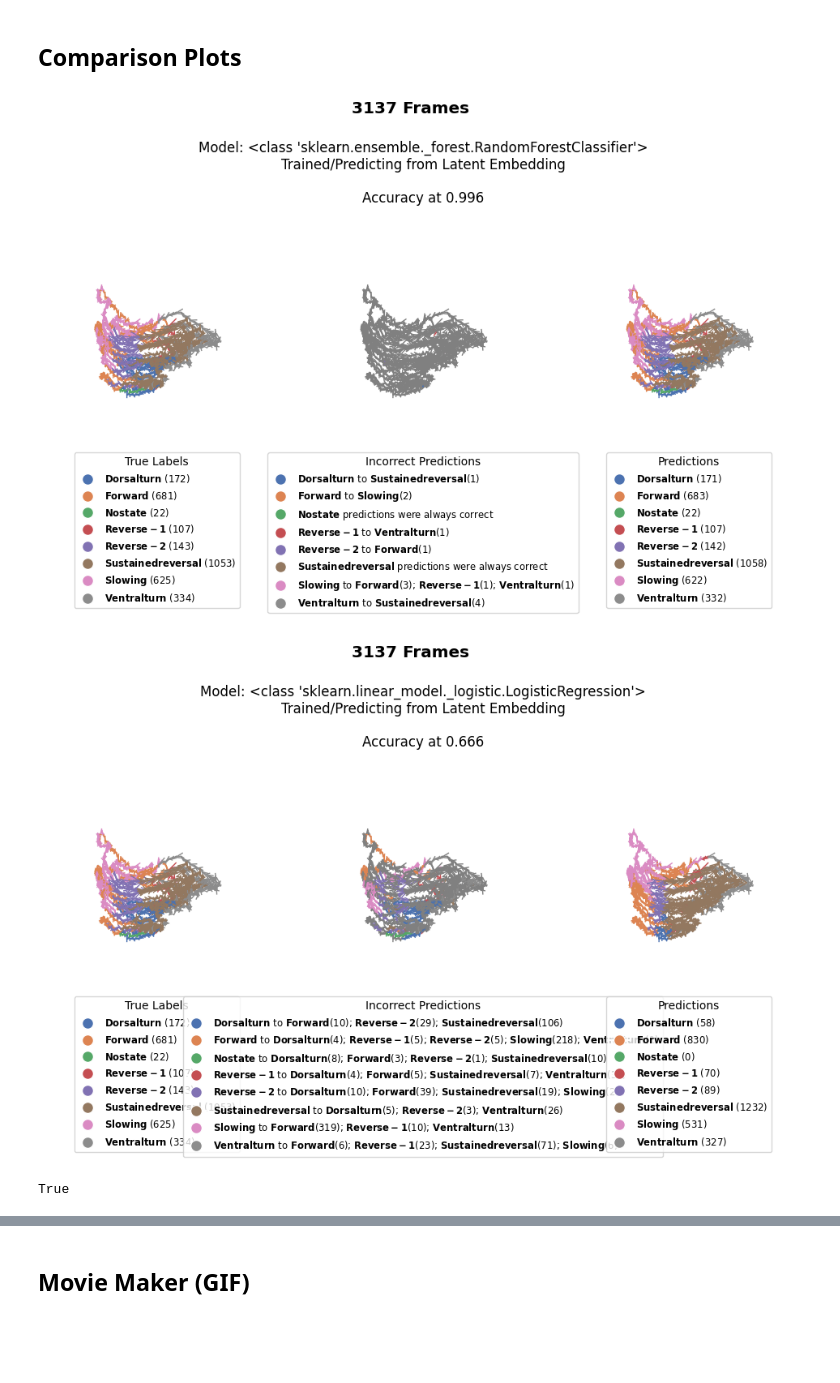
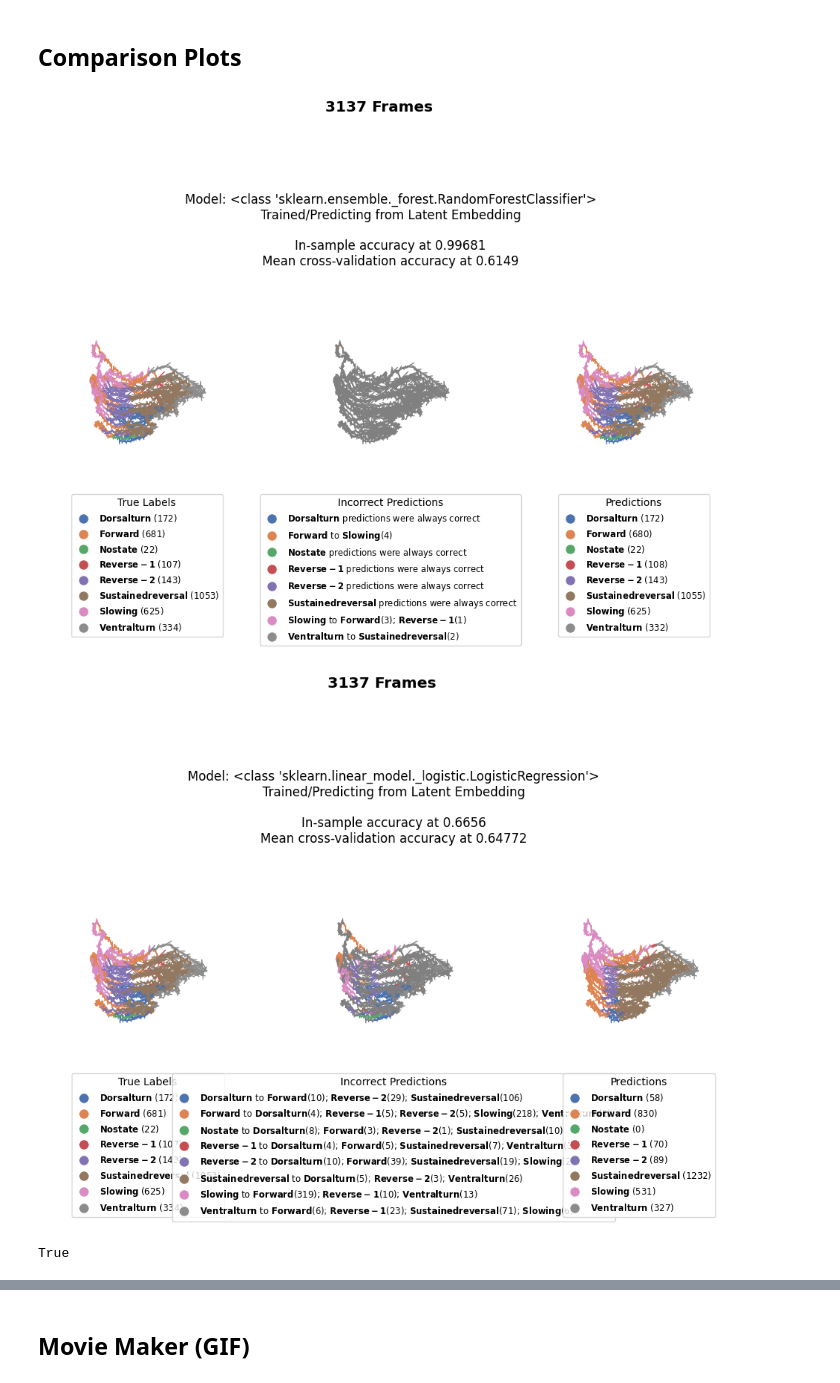
Before and after one commit to neuroinformatics-uni-vienna/NC-MCM, a Jupyter notebook: demos/visualisers.ipynb, the cells around one changed output, grey strips where cells are left out. Drawn from its saved outputs; the diff is of its cells as text; code cells hidden in the pictures; blank space fills up the shorter version.

```diff
--- a/demos/visualisers.ipynb
+++ b/demos/visualisers.ipynb
@@ -46,15 +46,14 @@ plotting_neuronal_behavioural(x, b, b_names=data.behaviour_names)
 # %%
 # To use the comparison plot we first need an embedding
 pca = PCA(n_components=3)
 x_embedded = pca.fit_transform(x)
 lsv = LatentSpaceVisualiser(x_embedded, b, b_names=behavior, legend=True)
 # Now we use this embedding to plot our time-series and the predictions of a model of our choice
 RFC = RandomForestClassifier(n_estimators=20)
 LG = LogisticRegression(max_iter=1000)
-lsv.comparison_model(RFC, fig_size=(12,8), filename='figures/comparison_rfc')
-lsv.comparison_model(LG, fig_size=(12,8), filename='figures/comparison_lg')
-# We can see the differences when predicting labels from the embedding, what abot from the original data? Lets see
+lsv.comparison_model(RFC, fig_size=(12,8), filename='figures/comparison_rfc', cv_folds=10)
+lsv.comparison_model(LG, fig_size=(12,8), filename='figures/comparison_lg', cv_folds=10)
 # %% [output]
-[figure, old version]
+[figure, new version]
-[figure, old version]
+[figure, new version]
 True
```
Also changed, not shown: parts of 3 cells of this notebook, 14 other files.
